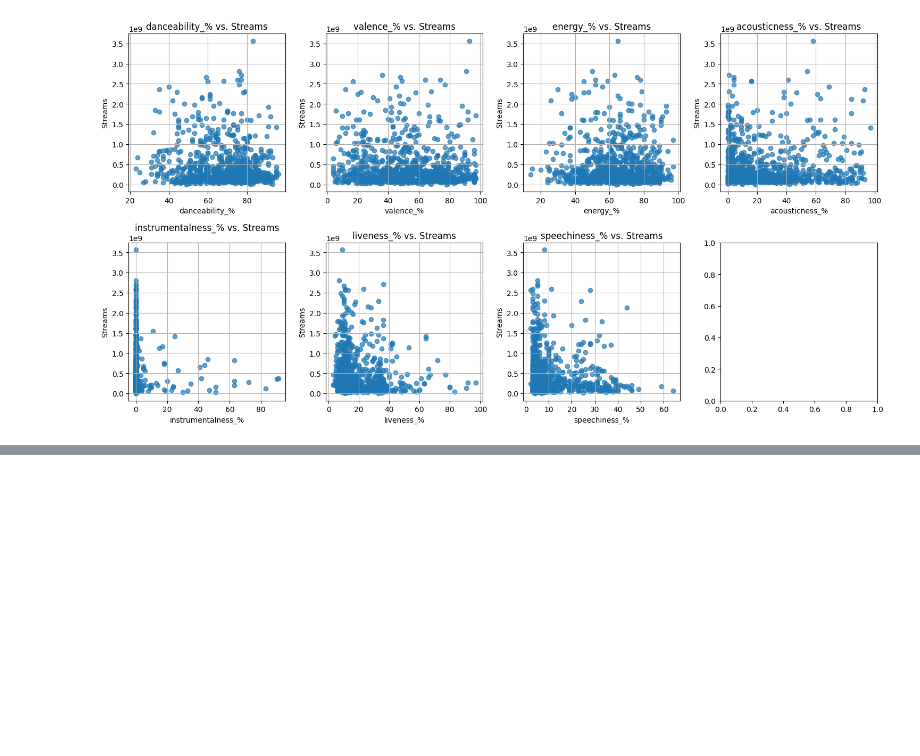
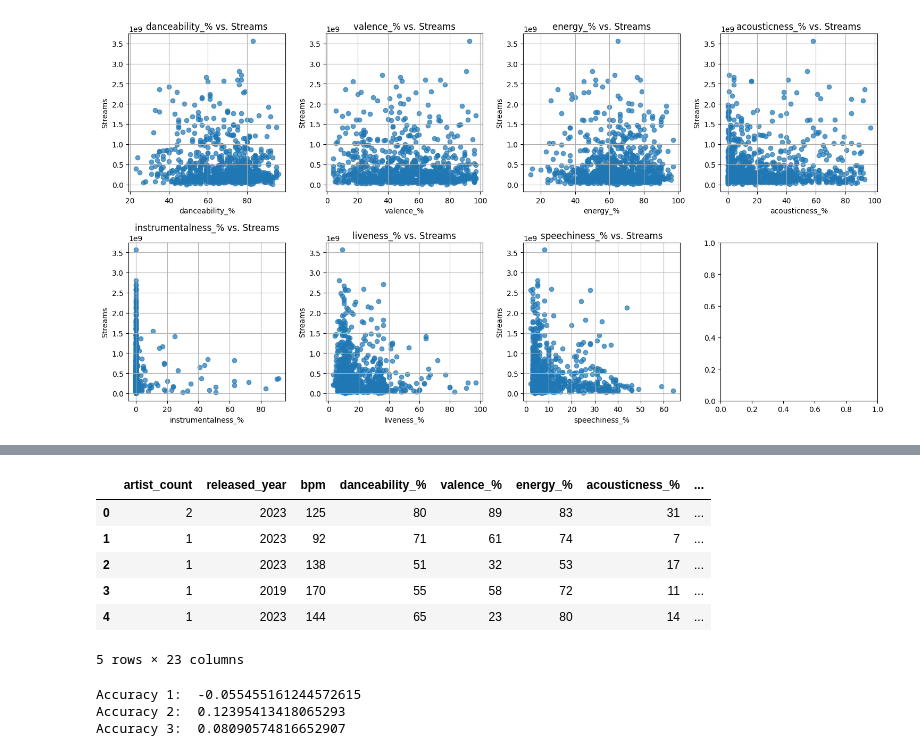
Before and after one commit to certificateofparticipation/VJCxTP-Hackathon-24, a Jupyter notebook: main.ipynb, the cells around one changed output, grey strips where cells are left out. Drawn from its saved outputs; the diff is of its cells as text; code cells hidden in the pictures; blank space fills up the shorter version.

Commit message:
Push model progress

```diff
--- a/main.ipynb
+++ b/main.ipynb
@@ -157,0 +210,15 @@ plt.show()
+# %%
+to_drop = ["track_name", "released_month", "released_day", "artist(s)_name"]
+
+for targets in to_drop:
+    x.drop(targets, inplace=True, axis=1)
+
+x.head()
+# %% [output]
+|  | artist_count | released_year | bpm | danceability_% | valence_% | energy_% | acousticness_% | ... |
+| 0 | 2 | 2023 | 125 | 80 | 89 | 83 | 31 | ... |
+| 1 | 1 | 2023 | 92 | 71 | 61 | 74 | 7 | ... |
+| 2 | 1 | 2023 | 138 | 51 | 32 | 53 | 17 | ... |
+| 3 | 1 | 2019 | 170 | 55 | 58 | 72 | 11 | ... |
+| 4 | 1 | 2023 | 144 | 65 | 23 | 80 | 14 | ... |
+5 rows × 23 columns
@@ -157,0 +231,24 @@ plt.show()
+# %%
+from sklearn.linear_model import LinearRegression
+
+lr1 = LinearRegression()
+lr1.fit(x1_train, y1_train)
+
+lr1_score = lr1.score(x1_val, y1_val)
+print("Accuracy 1: ", lr1_score)
+
+lr2 = LinearRegression()
+lr2.fit(x2_train, y2_train)
+
+lr2_score = lr2.score(x2_val, y2_val)
+print("Accuracy 2: ", lr2_score)
+
+lr3 = LinearRegression()
+lr3.fit(x3_train, y3_train)
+
+lr3_score = lr3.score(x3_val, y3_val)
+print("Accuracy 3: ", lr3_score)
+# %% [output]
+Accuracy 1:  -0.055455161244572615
+Accuracy 2:  0.12395413418065293
+Accuracy 3:  0.08090574816652907
```
Also changed, not shown: parts of 9 cells of this notebook.
